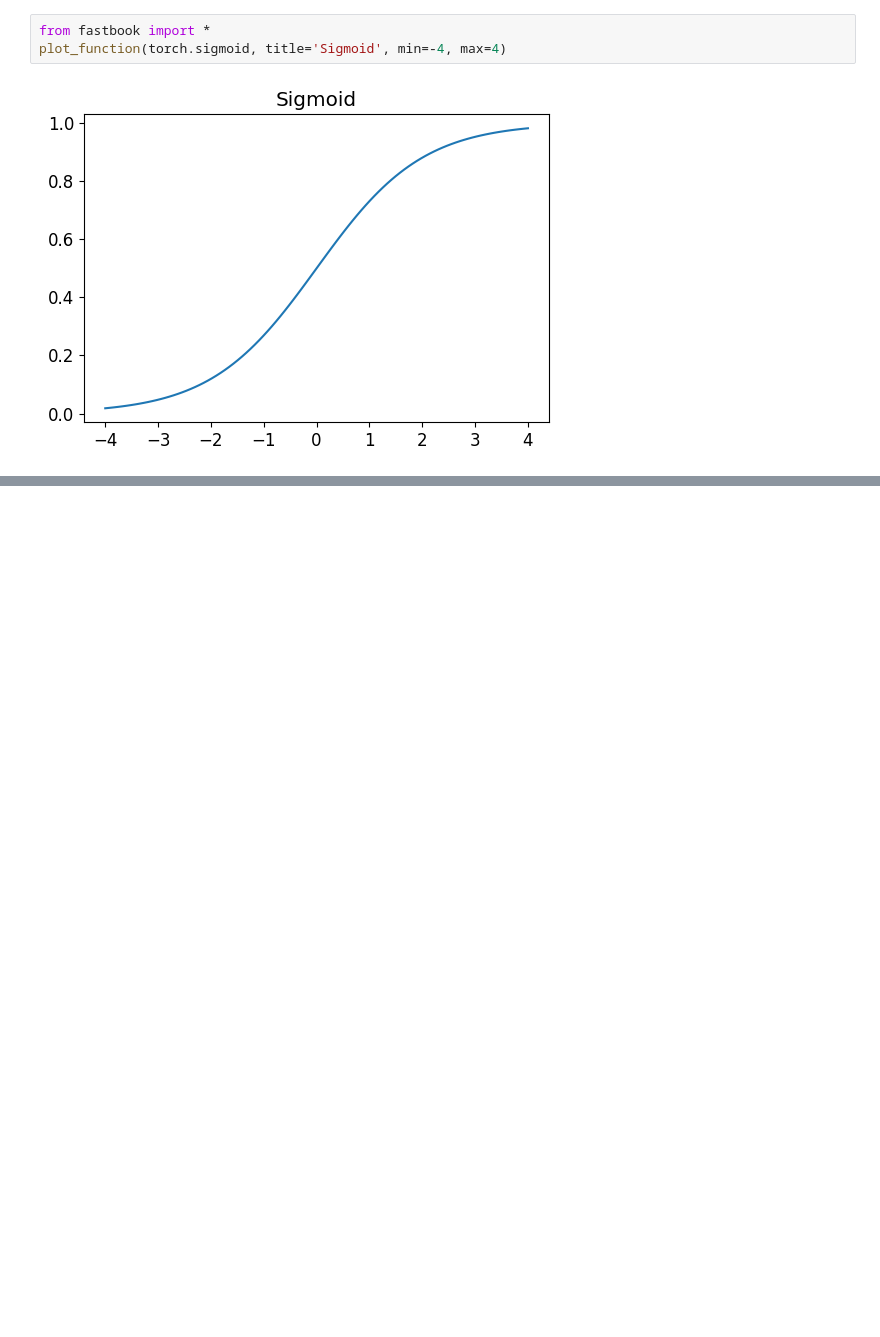
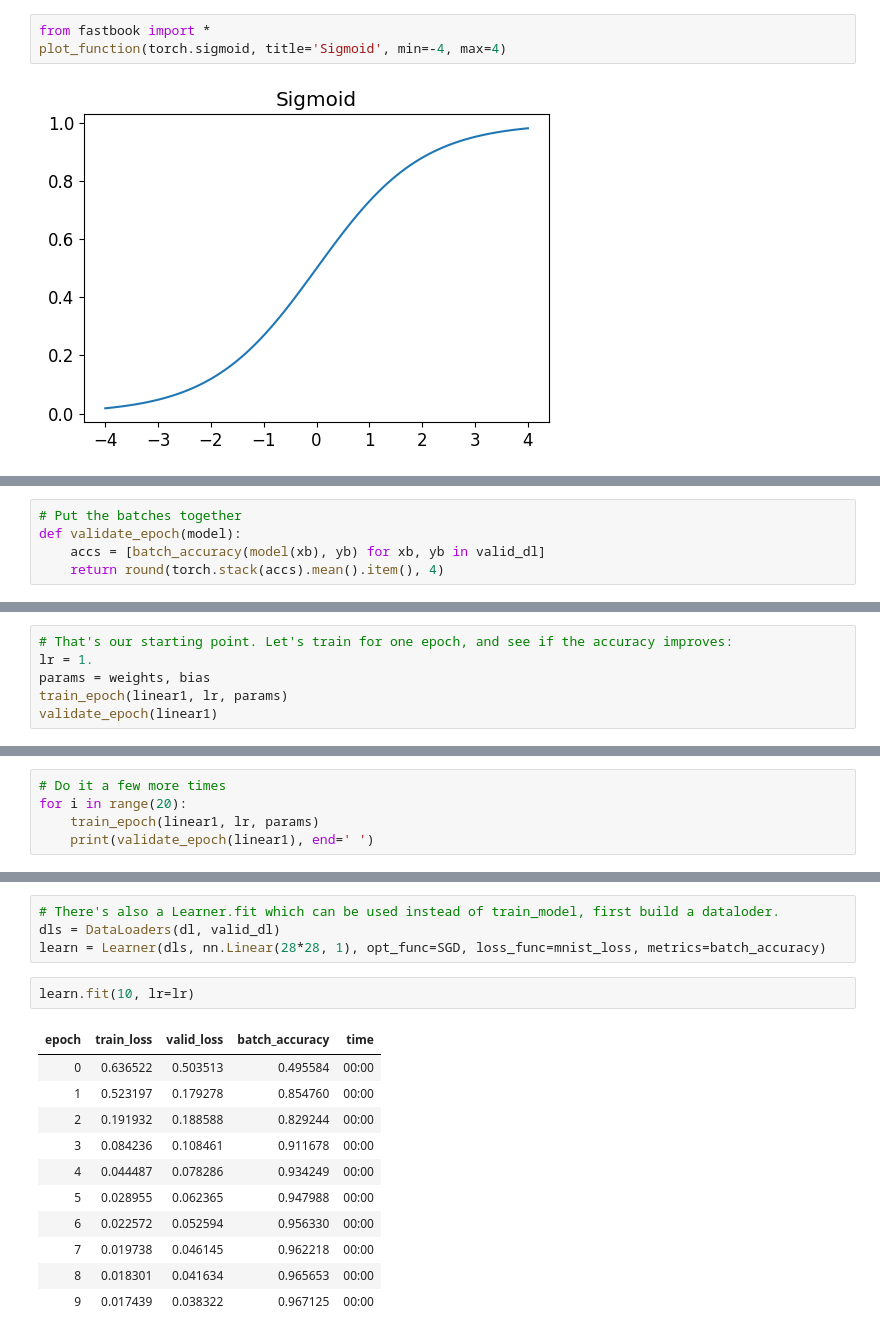
Before and after one commit to mendhak/fastai_lessons, a Jupyter notebook: 013_mnist_digit_classifier_loss_function.ipynb, the cells around one changed output, grey strips where cells are left out. Saved outputs shown, nothing was run; the diff lists cells and outputs as text; blank space fills up the shorter version.

Commit message:
MNIST with loss functions and convenience functions from pytorch and fastai

```diff
--- a/013_mnist_digit_classifier_loss_function.ipynb
+++ b/013_mnist_digit_classifier_loss_function.ipynb
@@ -214,0 +347,5 @@ def mnist_loss(predictions, targets):
+# %%
+# Put the batches together
+def validate_epoch(model):
+    accs = [batch_accuracy(model(xb), yb) for xb, yb in valid_dl]
+    return round(torch.stack(accs).mean().item(), 4)
@@ -214,0 +356,6 @@ def mnist_loss(predictions, targets):
+# %%
+# That's our starting point. Let's train for one epoch, and see if the accuracy improves:
+lr = 1.
+params = weights, bias
+train_epoch(linear1, lr, params)
+validate_epoch(linear1)
@@ -214,0 +364,5 @@ def mnist_loss(predictions, targets):
+# %%
+# Do it a few more times
+for i in range(20):
+    train_epoch(linear1, lr, params)
+    print(validate_epoch(linear1), end=' ')
@@ -214,0 +424,18 @@ def mnist_loss(predictions, targets):
+# %%
+# There's also a Learner.fit which can be used instead of train_model, first build a dataloder.
+dls = DataLoaders(dl, valid_dl)
+learn = Learner(dls, nn.Linear(28*28, 1), opt_func=SGD, loss_func=mnist_loss, metrics=batch_accuracy)
+# %%
+learn.fit(10, lr=lr)
+# %% [output]
+| epoch | train_loss | valid_loss | batch_accuracy | time |
+| 0 | 0.636522 | 0.503513 | 0.495584 | 00:00 |
+| 1 | 0.523197 | 0.179278 | 0.854760 | 00:00 |
+| 2 | 0.191932 | 0.188588 | 0.829244 | 00:00 |
+| 3 | 0.084236 | 0.108461 | 0.911678 | 00:00 |
+| 4 | 0.044487 | 0.078286 | 0.934249 | 00:00 |
+| 5 | 0.028955 | 0.062365 | 0.947988 | 00:00 |
+| 6 | 0.022572 | 0.052594 | 0.956330 | 00:00 |
+| 7 | 0.019738 | 0.046145 | 0.962218 | 00:00 |
+| 8 | 0.018301 | 0.041634 | 0.965653 | 00:00 |
+| 9 | 0.017439 | 0.038322 | 0.967125 | 00:00 |
```
Also changed, not shown: parts of 36 cells of this notebook.
